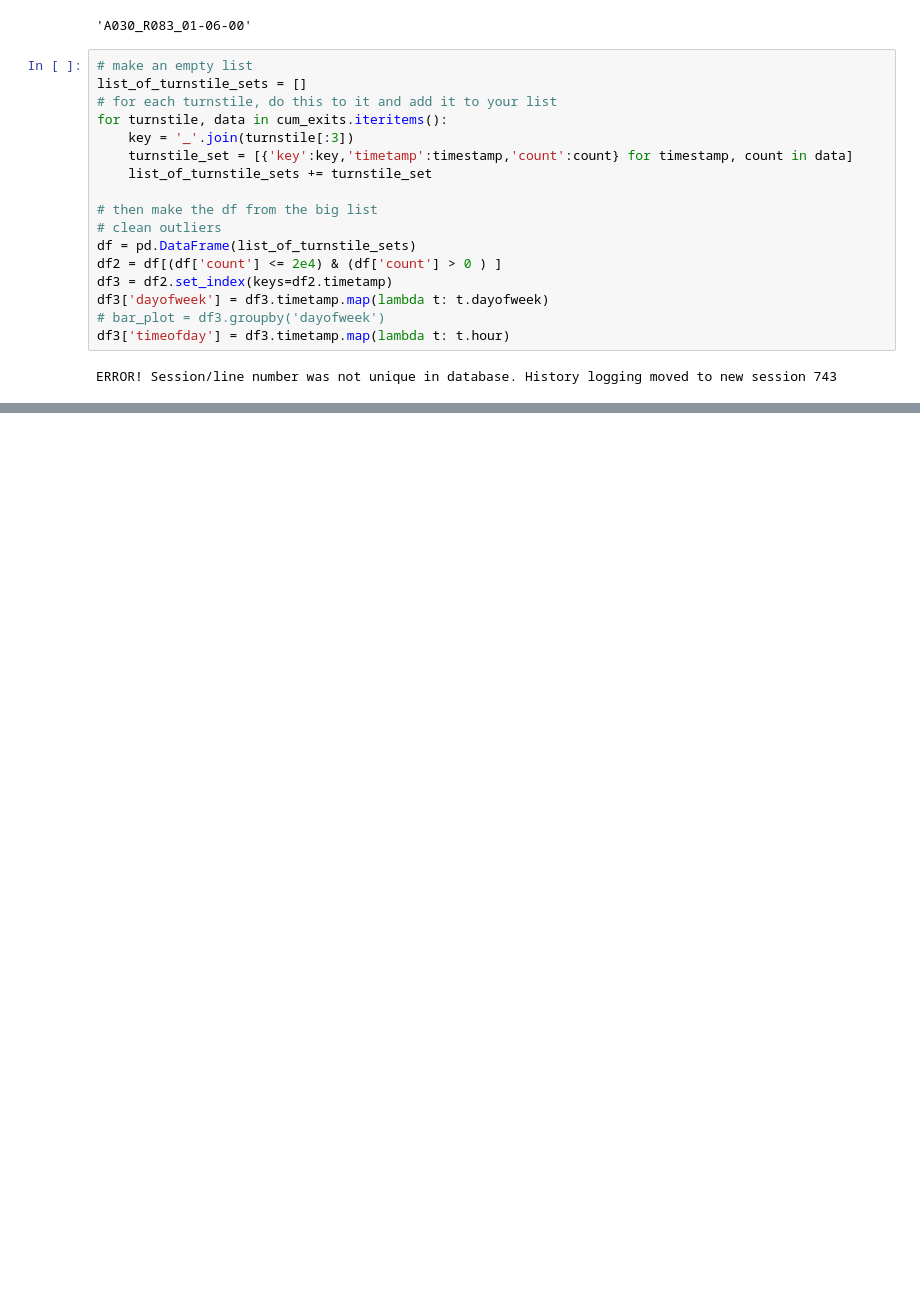
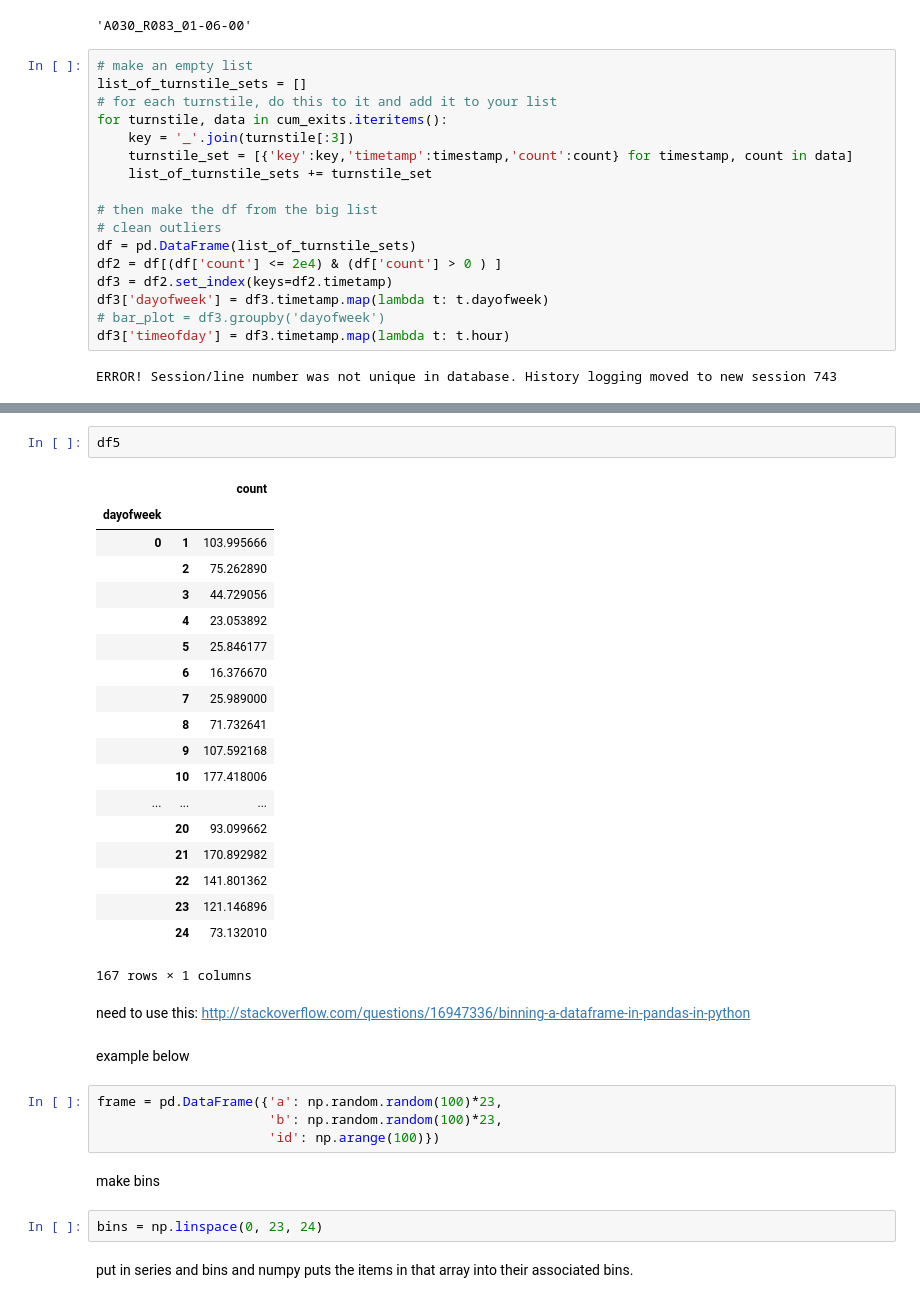
Before and after one commit to Ryanglambert/metis_challenges, a Jupyter notebook: challenge1/Project Benson Data.ipynb, the cells around one changed output, grey strips where cells are left out. Drawn from its saved outputs; the diff is of its cells as text; blank space fills up the shorter version.

```diff
--- a/challenge1/Project Benson Data.ipynb
+++ b/challenge1/Project Benson Data.ipynb
@@ -250,0 +228,36 @@ KeyboardInterrupt:
+# %%
+df5
+# %% [output]
+|  |  | count |
+| dayofweek |  |  |
+| 0 | 1 | 103.995666 |
+|  | 2 | 75.262890 |
+|  | 3 | 44.729056 |
+|  | 4 | 23.053892 |
+|  | 5 | 25.846177 |
+|  | 6 | 16.376670 |
+|  | 7 | 25.989000 |
+|  | 8 | 71.732641 |
+|  | 9 | 107.592168 |
+|  | 10 | 177.418006 |
+| ... | ... | ... |
+|  | 20 | 93.099662 |
+|  | 21 | 170.892982 |
+|  | 22 | 141.801362 |
+|  | 23 | 121.146896 |
+|  | 24 | 73.132010 |
+167 rows × 1 columns
+# %% [markdown]
+need to use this: http://stackoverflow.com/questions/16947336/binning-a-dataframe-in-pandas-in-python
+# %% [markdown]
+example below
+# %%
+frame = pd.DataFrame({'a': np.random.random(100)*23,
+                      'b': np.random.random(100)*23,
+                      'id': np.arange(100)})
+# %% [markdown]
+make bins
+# %%
+bins = np.linspace(0, 23, 24)
+# %% [markdown]
+put in series and bins and numpy puts the items in that array into their associated bins.
```
Also changed, not shown: parts of 15 cells of this notebook.
